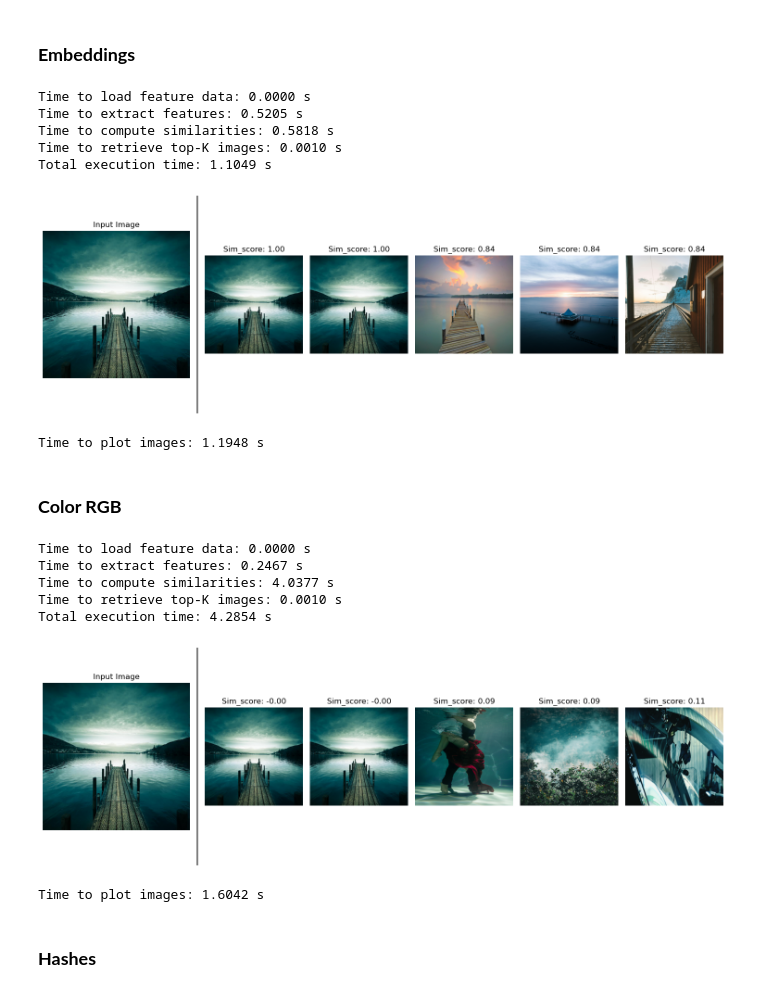
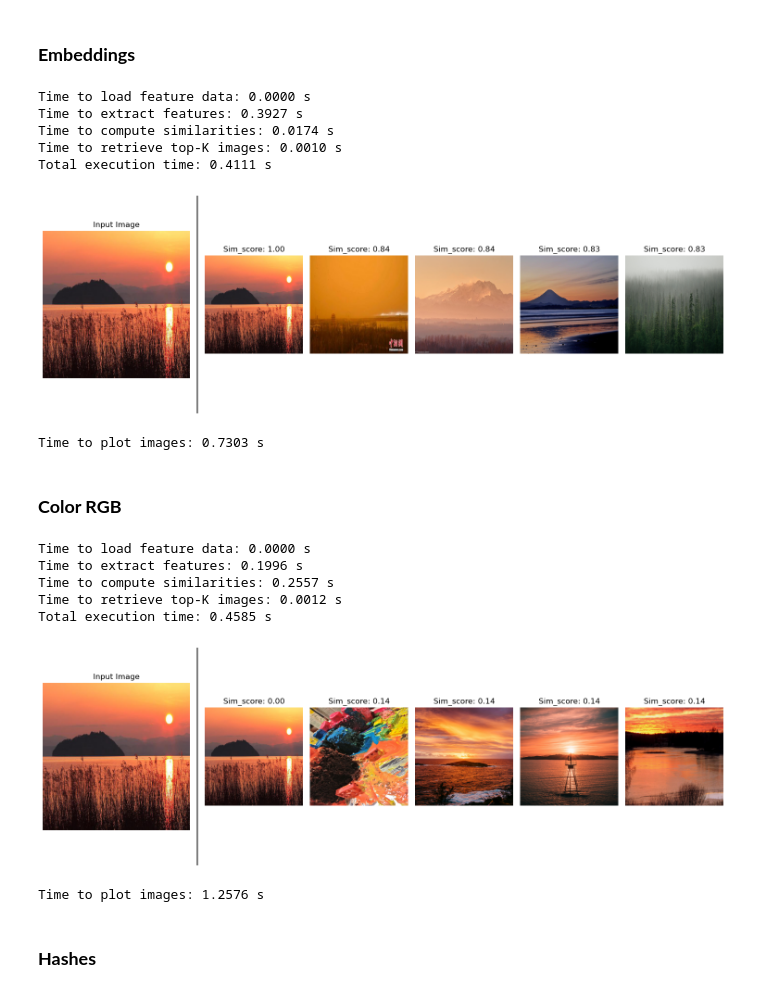
Before and after one commit to erythrocytecalculus/Image-Recommender-Big-Data, a Jupyter notebook: show_similarities.ipynb, the cells around one changed output. Saved outputs shown, nothing was run; the diff lists cells and outputs as text; code cells hidden in the pictures.

Commit message:
Try another input image

```diff
--- a/show_similarities.ipynb
+++ b/show_similarities.ipynb
@@ -10,31 +10,31 @@ import sqlite3
 conn = sqlite3.connect(DB_PATH)
 c = conn.cursor()
 # %%
-input_images = [r"D:\data\image_data\Landscapes\00000000_(2).jpg"]
+input_images = [r"D:\data\image_data\Landscapes\00000003_(7).jpg"]
 # %% [markdown]
 ### **Embeddings**
 # %%
-calculate_similarities(input_images, c, mode="embeddings", metric="cosine", top_k=5, verbose=True)
+calculate_similarities(input_images, c, mode="embeddings", metric="ann_cosine", top_k=5, verbose=True)
 # %% [output]
 Time to load feature data: 0.0000 s
-Time to extract features: 0.5205 s
-Time to compute similarities: 0.5818 s
+Time to extract features: 0.3927 s
+Time to compute similarities: 0.0174 s
 Time to retrieve top-K images: 0.0010 s
-Total execution time: 1.1049 s
+Total execution time: 0.4111 s
-[figure, old version]
+[figure, new version]
-Time to plot images: 1.1948 s
+Time to plot images: 0.7303 s
 # %% [markdown]
 ### **Color RGB**
 # %%
-calculate_similarities(input_images, c, mode="rgb", metric="bhattacharyya", top_k=5, verbose=True)
+calculate_similarities(input_images, c, mode="rgb", metric="euclidean", top_k=5, verbose=True)
 # %% [output]
 Time to load feature data: 0.0000 s
-Time to extract features: 0.2467 s
-Time to compute similarities: 4.0377 s
-Time to retrieve top-K images: 0.0010 s
-Total execution time: 4.2854 s
+Time to extract features: 0.1996 s
+Time to compute similarities: 0.2557 s
+Time to retrieve top-K images: 0.0012 s
+Total execution time: 0.4585 s
-[figure, old version]
+[figure, new version]
-Time to plot images: 1.6042 s
+Time to plot images: 1.2576 s
 # %% [markdown]
 ### **Hashes**
 # %%
```
Also changed, not shown: parts of 2 cells of this notebook.
